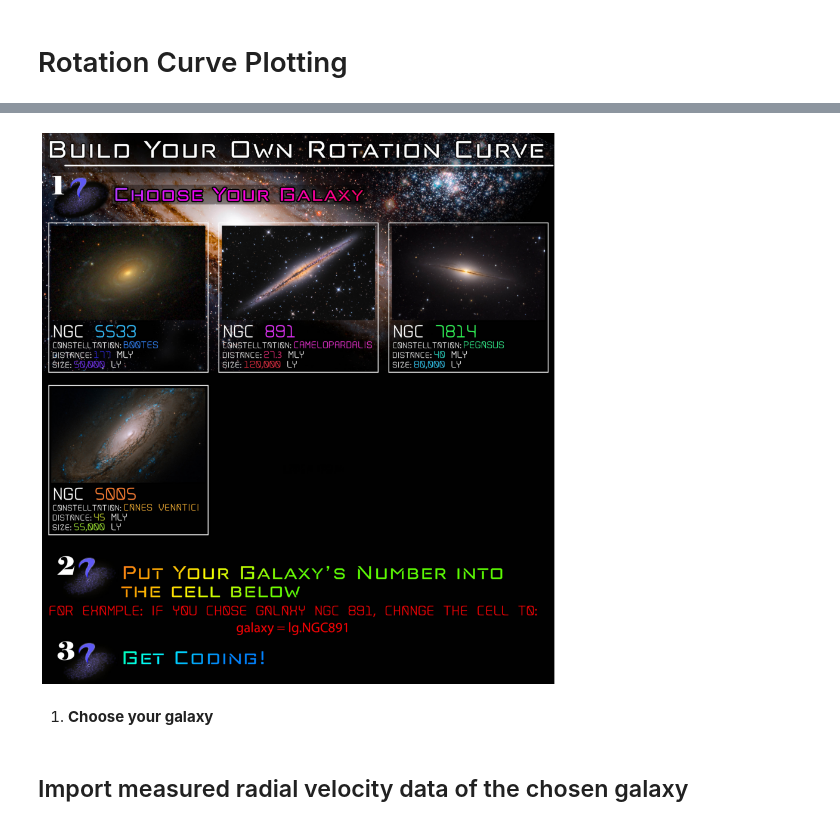
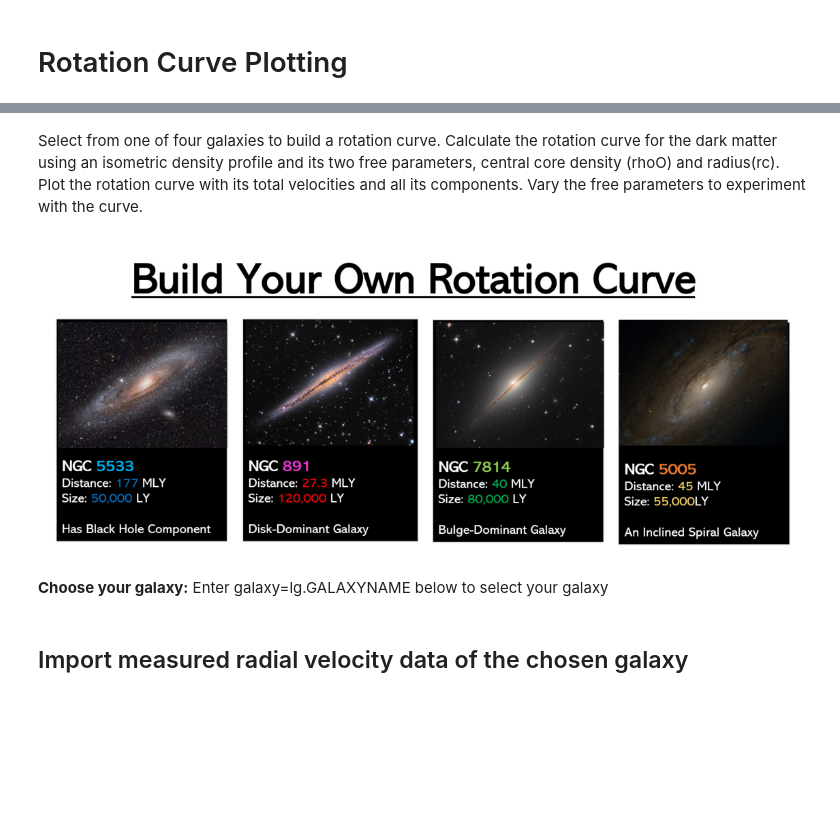
Before and after one commit to villano-lab/galactic-spin-W1, a Jupyter notebook: binder/3_Plotting_Rotation_Curves.ipynb, the cells around one changed output, grey strips where cells are left out. Drawn from its saved outputs; the diff is of its cells as text; code cells hidden in the pictures; blank space fills up the shorter version.

```diff
--- a/binder/3_Plotting_Rotation_Curves.ipynb
+++ b/binder/3_Plotting_Rotation_Curves.ipynb
@@ -20,12 +18,15 @@ _Sneak peak: Future workshops will include learning the process of creating a ro
+# %% [markdown]
+Select from one of four galaxies to build a rotation curve. Calculate the rotation curve for the dark matter using an isometric density profile and its two free parameters, central core density (rhoO) and radius(rc). Plot the rotation curve with its total velocities and all its components. Vary the free parameters to experiment with the curve.
 # %%
 # Display image for choosing a galaxy
-img = mpimg.imread('images/choosegalaxy.jpg')
+img = mpimg.imread('images/FourGalaxies_Pic.jpg')
 plt.figure(figsize=(20,17))
 imgplot = plt.imshow(img)
 plt.axis('off')
 plt.show()
 # %% [output]
-[figure, old version]
+[figure, new version]
-# %% [markdown]
-1. __Choose your galaxy__
+# %% [markdown]
+ __Choose your galaxy:__
+Enter galaxy=lg.GALAXYNAME below to select your galaxy
 # %%
```
Also changed, not shown: parts of 14 cells of this notebook, 1 other file.
